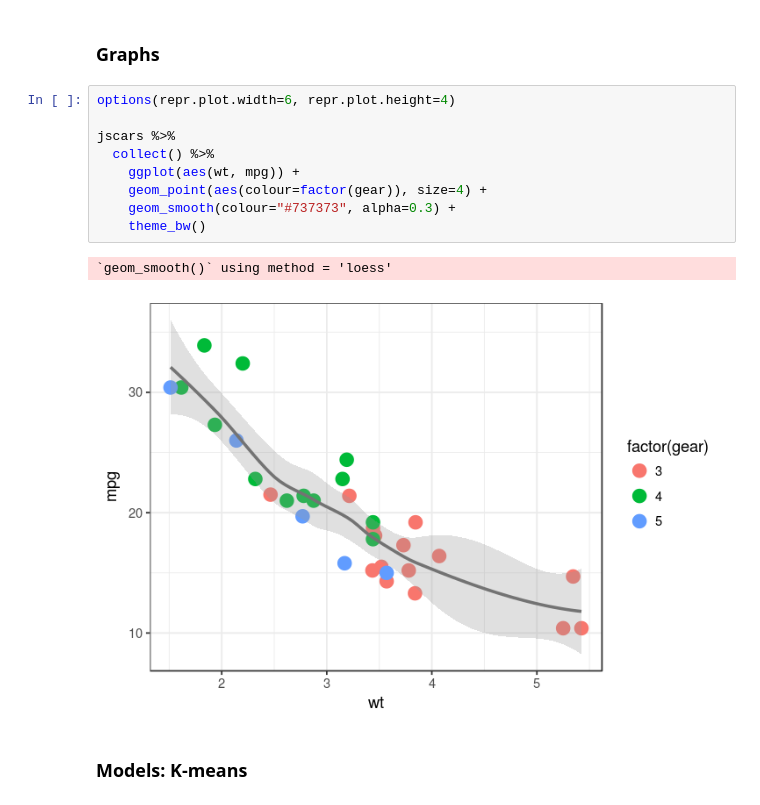
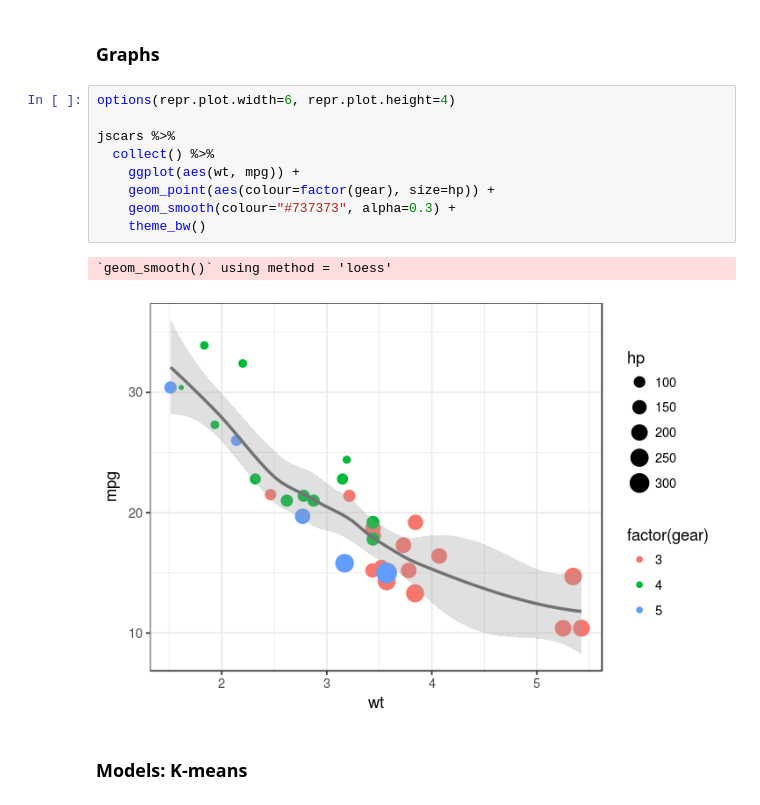
Before and after one commit to aurora-mareviv/sparklyr_test, a Jupyter notebook: sparklyr_test.ipynb, the cells around one changed output. Saved outputs shown, nothing was run; the diff lists cells and outputs as text.

```diff
--- a/sparklyr_test.ipynb
+++ b/sparklyr_test.ipynb
@@ -157,15 +156,15 @@ options(warn = -1)
 # %%
 options(repr.plot.width=6, repr.plot.height=4)
 
 jscars %>%
   collect() %>%
     ggplot(aes(wt, mpg)) +
-    geom_point(aes(colour=factor(gear)), size=4) +
+    geom_point(aes(colour=factor(gear), size=hp)) +
     geom_smooth(colour="#737373", alpha=0.3) +
     theme_bw()
 # %% [output]
 `geom_smooth()` using method = 'loess'
-[figure, old version]
+[figure, new version]
 # %% [markdown]
 ### Models: K-means
 # %%
```
Also changed, not shown: parts of 4 cells of this notebook, 1 other file.
